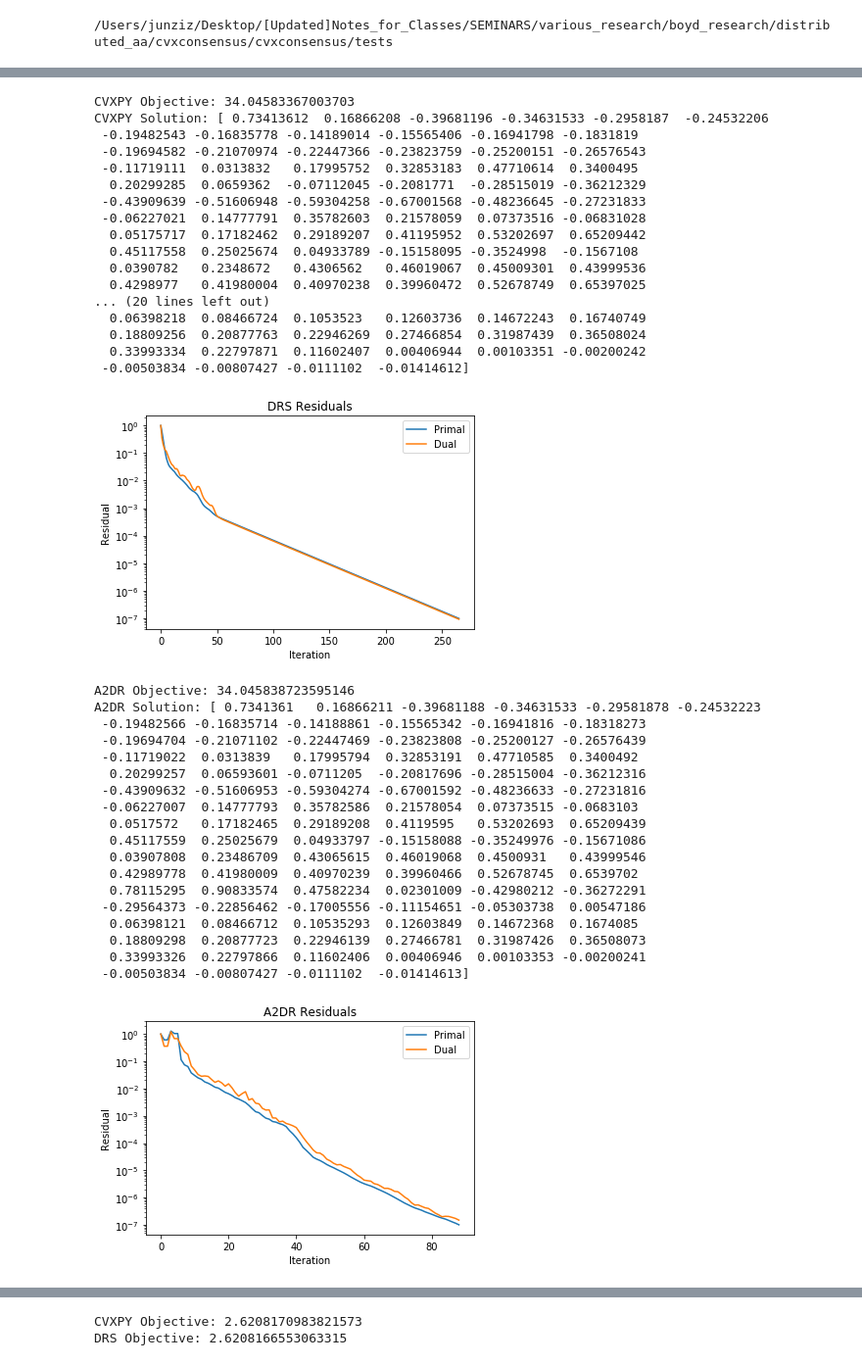
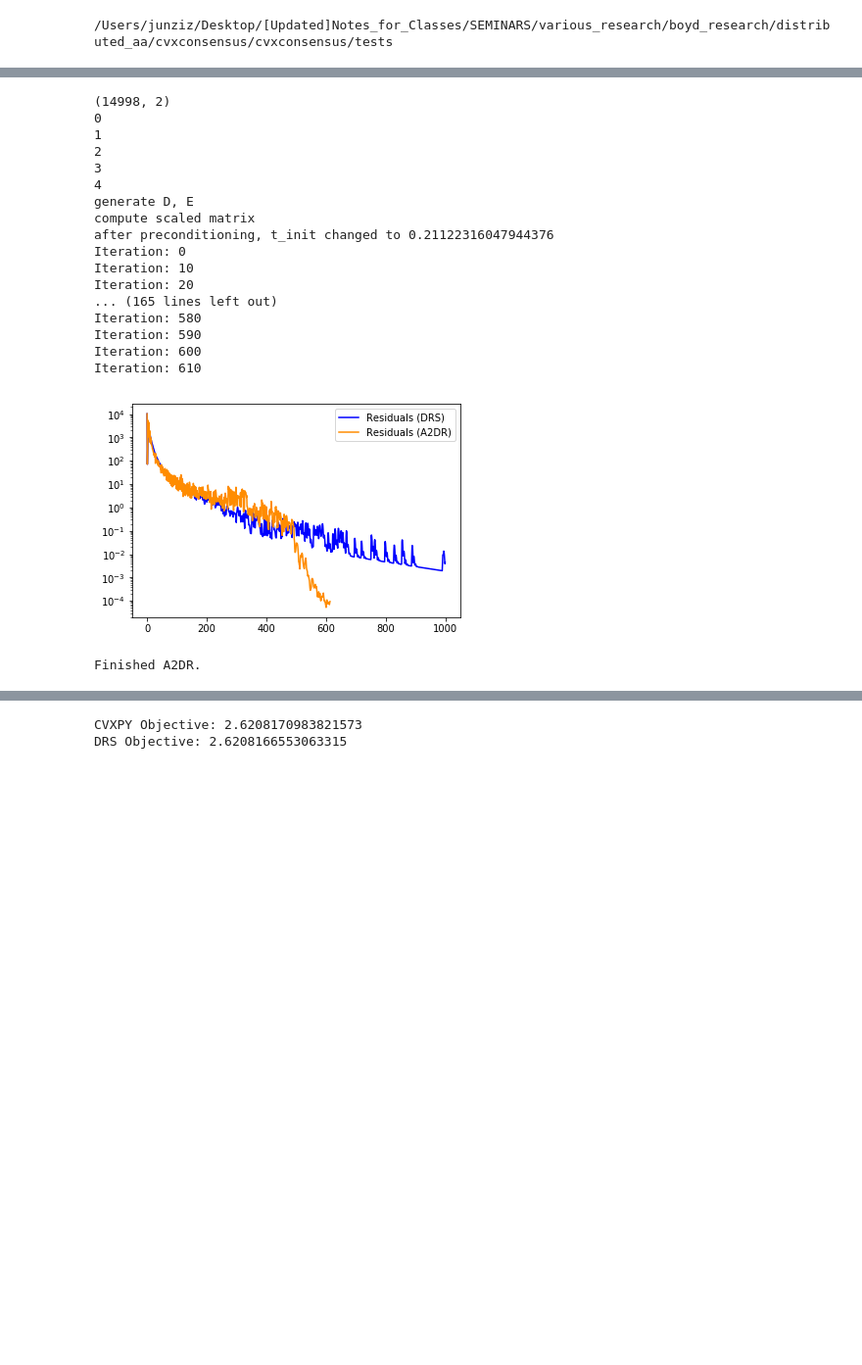
Before and after one commit to cvxgrp/a2dr, a Jupyter notebook: examples/notebooks/test_paper_debug.ipynb, the cells around one changed output, grey strips where cells are left out. Shown: that part at 98% size. Drawn from its saved outputs; the diff is of its cells as text; code cells hidden in the pictures; blank space fills up the shorter version.

```diff
--- a/examples/notebooks/test_solver_debug.ipynb
+++ b/examples/notebooks/test_paper_debug.ipynb
@@ -31,43 +79,25 @@ A2DR Solution: [0.         0.         0.         0.         0.19598735 1.2436853
 # %%
 # l1 Trend Filtering
-tests = test_solver.TestSolver()
+tests = test_paper.TestPaper()
 tests.setUp()
 tests.test_l1_trend_filtering()
 # %% [output]
-CVXPY Objective: 34.04583367003703
-CVXPY Solution: [ 0.73413612  0.16866208 -0.39681196 -0.34631533 -0.2958187  -0.24532206
- -0.19482543 -0.16835778 -0.14189014 -0.15565406 -0.16941798 -0.1831819
- -0.19694582 -0.21070974 -0.22447366 -0.23823759 -0.25200151 -0.26576543
- -0.11719111  0.0313832   0.17995752  0.32853183  0.47710614  0.3400495
-  0.20299285  0.0659362  -0.07112045 -0.2081771  -0.28515019 -0.36212329
- -0.43909639 -0.51606948 -0.59304258 -0.67001568 -0.48236645 -0.27231833
- -0.06227021  0.14777791  0.35782603  0.21578059  0.07373516 -0.06831028
-  0.05175717  0.17182462  0.29189207  0.41195952  0.53202697  0.65209442
-  0.45117558  0.25025674  0.04933789 -0.15158095 -0.3524998  -0.1567108
-  0.0390782   0.2348672   0.4306562   0.46019067  0.45009301  0.43999536
-  0.4298977   0.41980004  0.40970238  0.39960472  0.52678749  0.65397025
-... (20 lines left out)
-  0.06398218  0.08466724  0.1053523   0.12603736  0.14672243  0.16740749
-  0.18809256  0.20877763  0.22946269  0.27466854  0.31987439  0.36508024
-  0.33993334  0.22797871  0.11602407  0.00406944  0.00103351 -0.00200242
- -0.00503834 -0.00807427 -0.0111102  -0.01414612]
+(14998, 2)
+0
+1
+2
+3
+4
+generate D, E
+compute scaled matrix
+after preconditioning, t_init changed to 0.21122316047944376
+Iteration: 0
+Iteration: 10
+Iteration: 20
+... (165 lines left out)
+Iteration: 580
+Iteration: 590
+Iteration: 600
+Iteration: 610
-[figure, old version]
+[figure, new version]
-A2DR Objective: 34.045838723595146
-A2DR Solution: [ 0.7341361   0.16866211 -0.39681188 -0.34631533 -0.29581878 -0.24532223
- -0.19482566 -0.16835714 -0.14188861 -0.15565342 -0.16941816 -0.18318273
- -0.19694704 -0.21071102 -0.22447469 -0.23823808 -0.25200127 -0.26576439
- -0.11719022  0.0313839   0.17995794  0.32853191  0.47710585  0.3400492
-  0.20299257  0.06593601 -0.0711205  -0.20817696 -0.28515004 -0.36212316
- -0.43909632 -0.51606953 -0.59304274 -0.67001592 -0.48236633 -0.27231816
- -0.06227007  0.14777793  0.35782586  0.21578054  0.07373515 -0.0683103
-  0.0517572   0.17182465  0.29189208  0.4119595   0.53202693  0.65209439
-  0.45117559  0.25025679  0.04933797 -0.15158088 -0.35249976 -0.15671086
-  0.03907808  0.23486709  0.43065615  0.46019068  0.4500931   0.43999546
-  0.42989778  0.41980009  0.40970239  0.39960466  0.52678745  0.6539702
-  0.78115295  0.90833574  0.47582234  0.02301009 -0.42980212 -0.36272291
- -0.29564373 -0.22856462 -0.17005556 -0.11154651 -0.05303738  0.00547186
-  0.06398121  0.08466712  0.10535293  0.12603849  0.14672368  0.1674085
-  0.18809298  0.20877723  0.22946139  0.27466781  0.31987426  0.36508073
-  0.33993326  0.22797866  0.11602406  0.00406946  0.00103353 -0.00200241
- -0.00503834 -0.00807427 -0.0111102  -0.01414613]
+Finished A2DR.
-[figure, removed]
```
Also changed, not shown: parts of 9 cells of this notebook, 4 other files.
